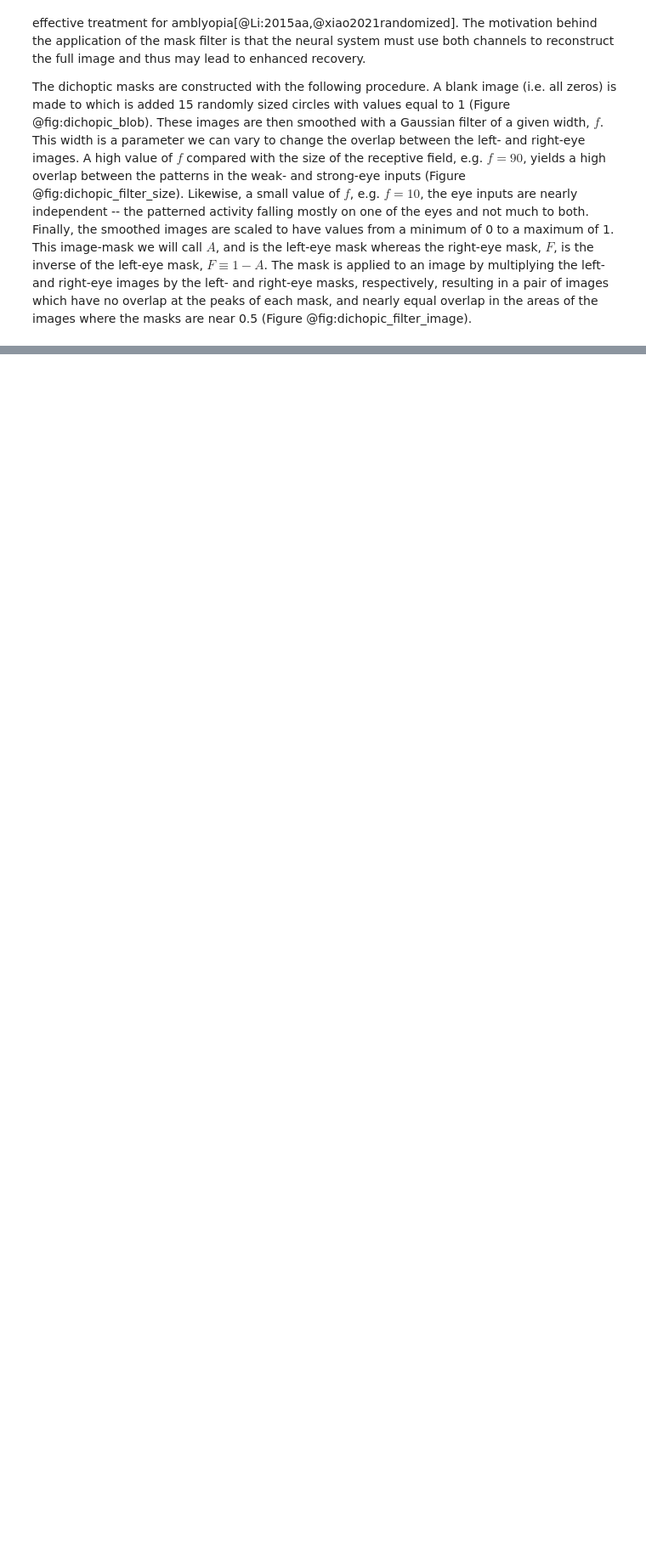
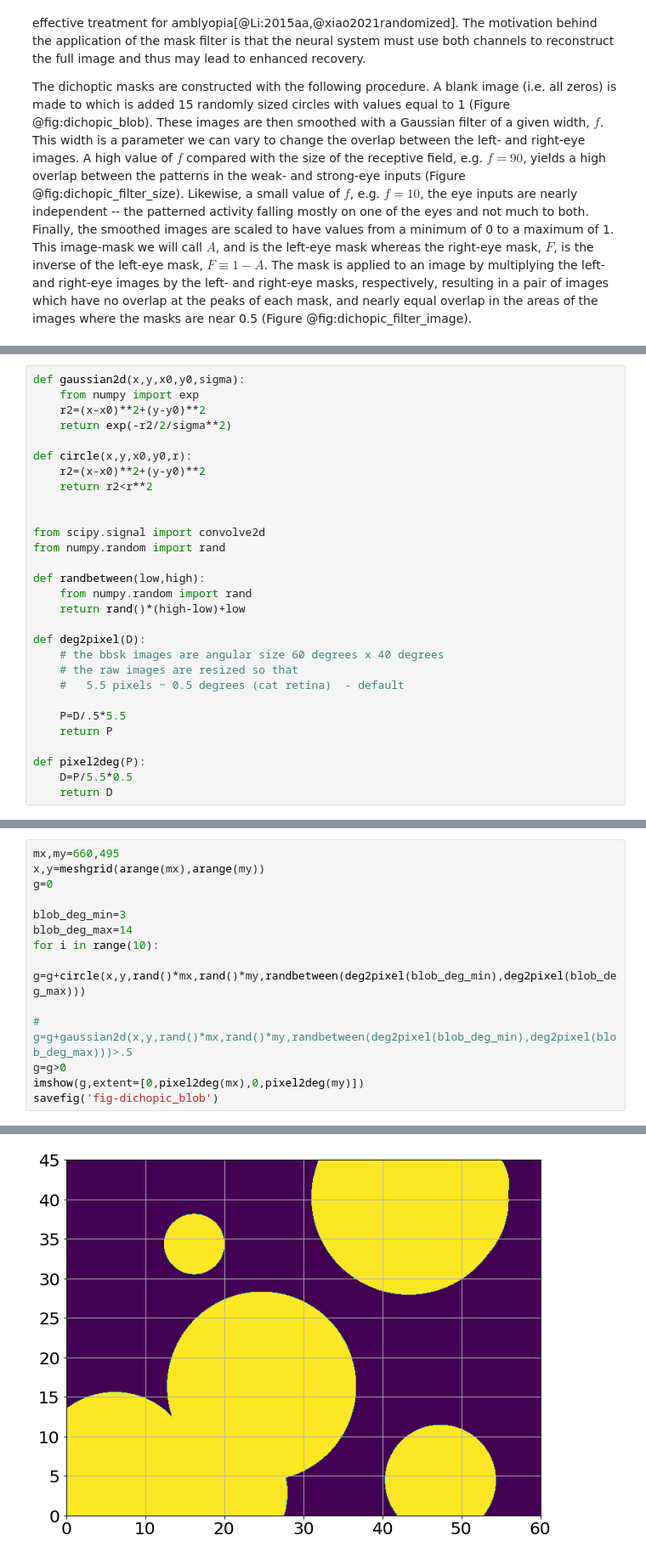
Before and after one commit to bblais/Amblyopia-Simulation, a Jupyter notebook: Treatment Models.ipynb, the cells around one changed output, grey strips where cells are left out. Shown at 85% size. Saved outputs shown, nothing was run; the diff lists cells and outputs as text; blank space fills up the shorter version.

```diff
--- a/Treatment Models.ipynb
+++ b/Treatment Models.ipynb
@@ -135,0 +151,29 @@ The dichoptic masks are constructed with the following procedure.  A blank image
+# %%
+def gaussian2d(x,y,x0,y0,sigma):
+    from numpy import exp
+    r2=(x-x0)**2+(y-y0)**2
+    return exp(-r2/2/sigma**2)
+
+def circle(x,y,x0,y0,r):
+    r2=(x-x0)**2+(y-y0)**2
+    return r2<r**2
+
+
+from scipy.signal import convolve2d
+from numpy.random import rand
+
+def randbetween(low,high):
+    from numpy.random import rand
+    return rand()*(high-low)+low
+
+def deg2pixel(D):
+    # the bbsk images are angular size 60 degrees x 40 degrees
+    # the raw images are resized so that
+    #   5.5 pixels ~ 0.5 degrees (cat retina)  - default
+
+    P=D/.5*5.5
+    return P
+
+def pixel2deg(P):
+    D=P/5.5*0.5
+    return D
@@ -135,0 +212,15 @@ The dichoptic masks are constructed with the following procedure.  A blank image
+# %%
+mx,my=660,495
+x,y=meshgrid(arange(mx),arange(my))
+g=0
+
+blob_deg_min=3
+blob_deg_max=14
+for i in range(10):
+    g=g+circle(x,y,rand()*mx,rand()*my,randbetween(deg2pixel(blob_deg_min),deg2pixel(blob_deg_max)))
+
+#    g=g+gaussian2d(x,y,rand()*mx,rand()*my,randbetween(deg2pixel(blob_deg_min),deg2pixel(blob_deg_max)))>.5
+g=g>0
+imshow(g,extent=[0,pixel2deg(mx),0,pixel2deg(my)])
+savefig('fig-dichopic_blob')
+# %% [output]
@@ -135,0 +229 @@ The dichoptic masks are constructed with the following procedure.  A blank image
+[figure, added]
```
Also changed, not shown: parts of 18 cells of this notebook, 27 other files.
